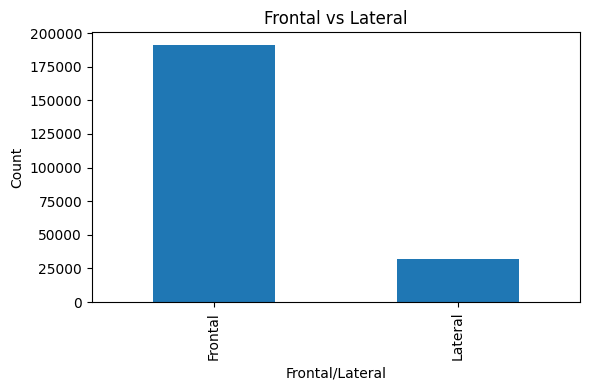
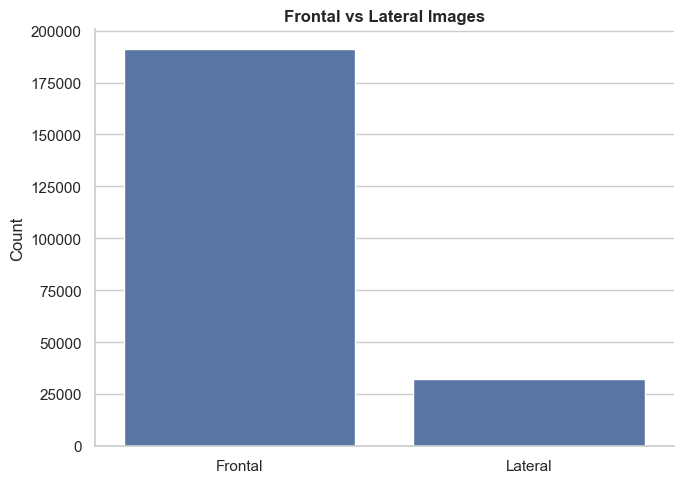
Code edit (unified diff) that turned the first committed figure into the second:
--- before
+++ after
@@ -1,13 +1,18 @@
-plt.figure(figsize=(6, 4))
-train_df["Frontal/Lateral"].value_counts(dropna=False).plot(kind="bar")
-plt.title("Frontal vs Lateral")
+view_df = (
+    train_df["Frontal/Lateral"]
+    .value_counts(dropna=False)
+    .rename_axis("View")
+    .reset_index(name="Count")
+)
+
+plt.figure(figsize=(7, 5))
+sns.barplot(data=view_df, x="View", y="Count")
+plt.title("Frontal vs Lateral Images")
+plt.xlabel("")
 plt.ylabel("Count")
+
+#for i, v in enumerate(view_df["Count"]):
+#    plt.text(i, v, f"{v:,}", ha="center", va="bottom")
+
 plt.tight_layout()
 plt.show()
-
-plt.figure(figsize=(6, 4))
-train_df["AP/PA"].value_counts(dropna=False).plot(kind="bar")
-plt.title("AP vs PA")
-plt.ylabel("Count")
-plt.tight_layout()
-plt.show()

Commit: exploration and plots